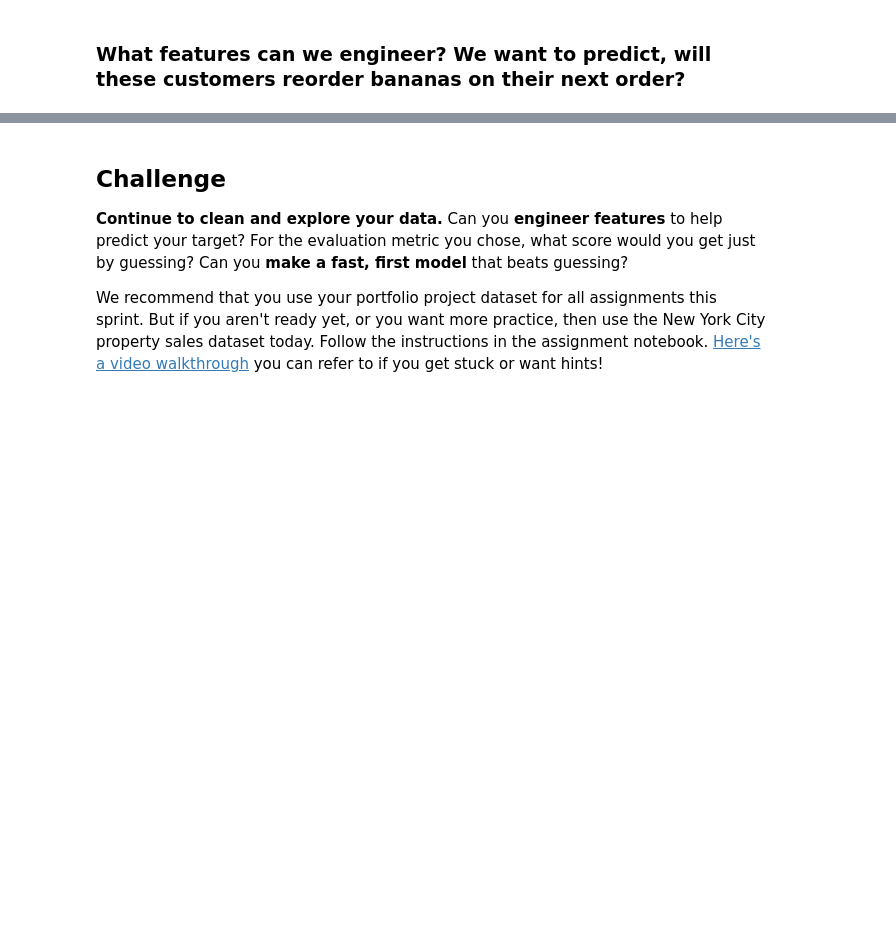
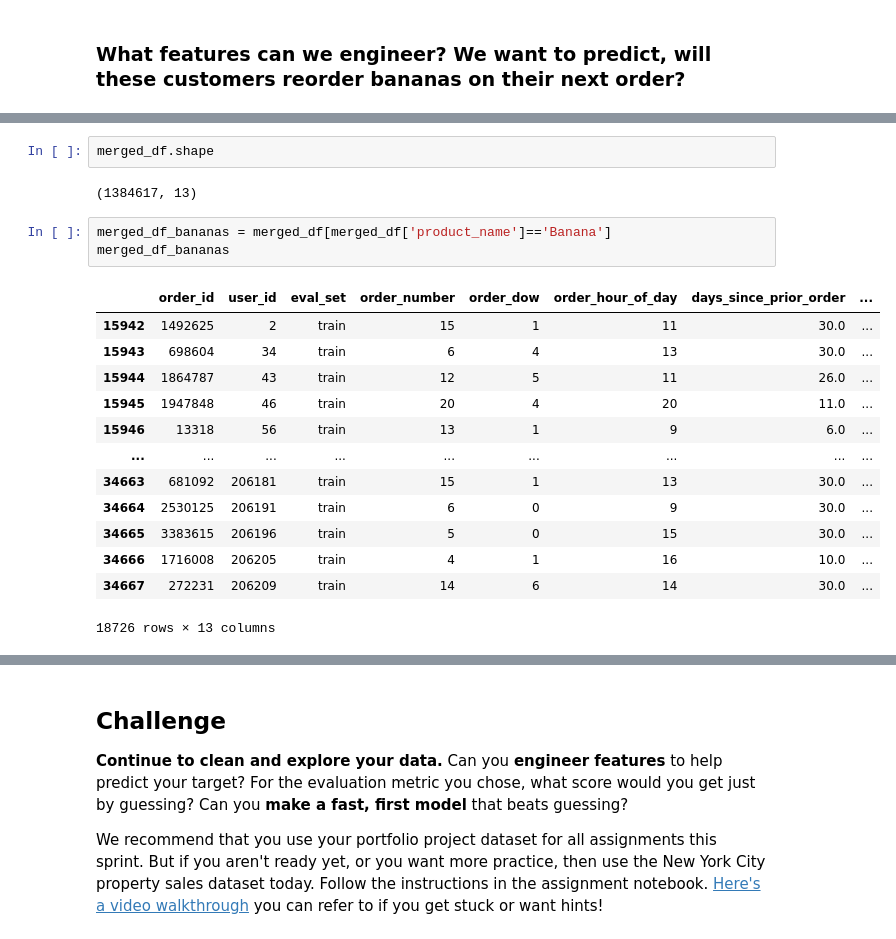
Before and after one commit to bloominstituteoftechnology/DS-Unit-2-Applied-Modeling, a Jupyter notebook: module2-wrangle-ml-datasets/LS_DS_232.ipynb, the cells around one changed output, grey strips where cells are left out. Drawn from its saved outputs; the diff is of its cells as text; blank space fills up the shorter version.

```diff
--- a/module2-wrangle-ml-datasets/LS_DS_232.ipynb
+++ b/module2-wrangle-ml-datasets/LS_DS_232.ipynb
@@ -339,0 +384,21 @@ We want *all* the orders from customers who have *ever* bought bananas.
+# %%
+merged_df.shape
+# %% [output]
+(1384617, 13)
+# %%
+merged_df_bananas = merged_df[merged_df['product_name']=='Banana']
+merged_df_bananas
+# %% [output]
+|  | order_id | user_id | eval_set | order_number | order_dow | order_hour_of_day | days_since_prior_order | ... |
+| 15942 | 1492625 | 2 | train | 15 | 1 | 11 | 30.0 | ... |
+| 15943 | 698604 | 34 | train | 6 | 4 | 13 | 30.0 | ... |
+| 15944 | 1864787 | 43 | train | 12 | 5 | 11 | 26.0 | ... |
+| 15945 | 1947848 | 46 | train | 20 | 4 | 20 | 11.0 | ... |
+| 15946 | 13318 | 56 | train | 13 | 1 | 9 | 6.0 | ... |
+| ... | ... | ... | ... | ... | ... | ... | ... | ... |
+| 34663 | 681092 | 206181 | train | 15 | 1 | 13 | 30.0 | ... |
+| 34664 | 2530125 | 206191 | train | 6 | 0 | 9 | 30.0 | ... |
+| 34665 | 3383615 | 206196 | train | 5 | 0 | 15 | 30.0 | ... |
+| 34666 | 1716008 | 206205 | train | 4 | 1 | 16 | 10.0 | ... |
+| 34667 | 272231 | 206209 | train | 14 | 6 | 14 | 30.0 | ... |
+18726 rows × 13 columns
```
Also changed, not shown: parts of 8 cells of this notebook.
